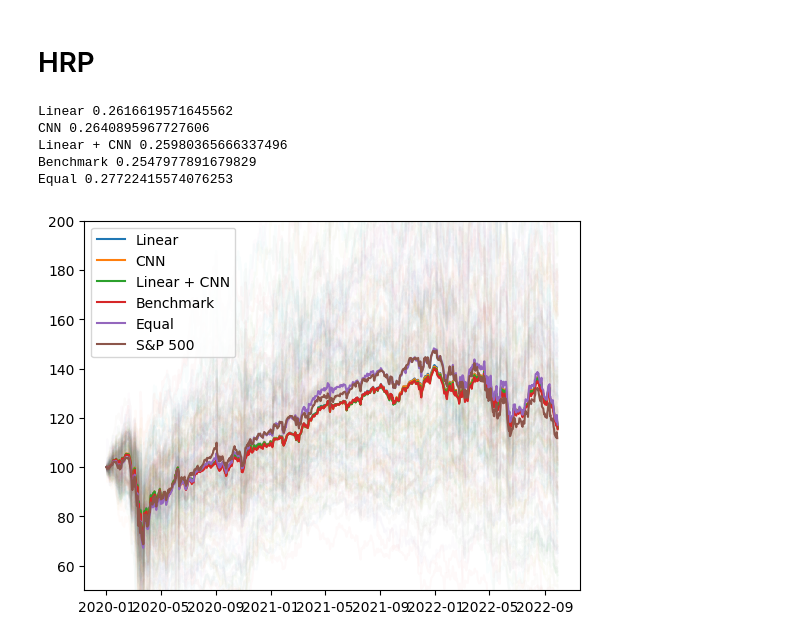
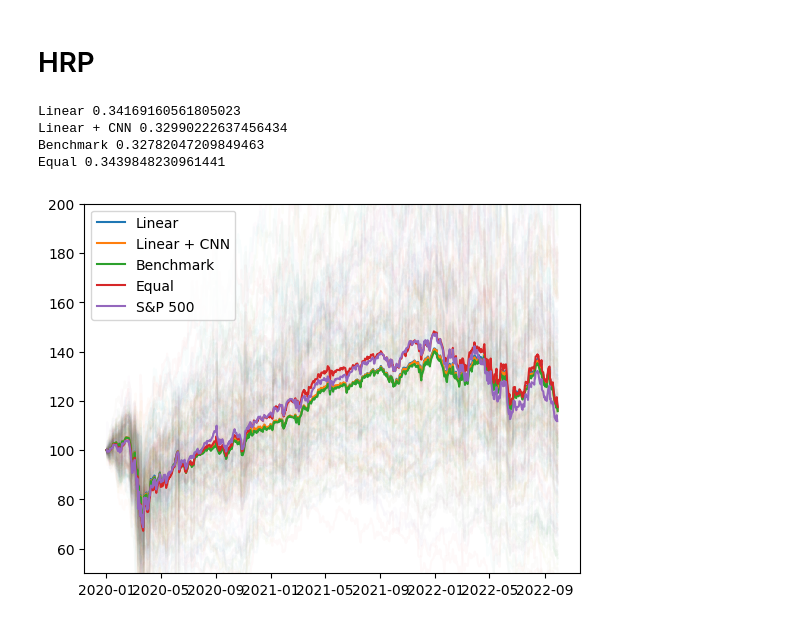
Before and after one commit to rorycreedon/portfolio_metric_learning, a Jupyter notebook: mean_var_experiments.ipynb, the cells around one changed output. Saved outputs shown, nothing was run; the diff lists cells and outputs as text; code cells hidden in the pictures.

```diff
--- a/mean_var_experiments.ipynb
+++ b/mean_var_experiments.ipynb
@@ -117,6 +113,7 @@ betaCV:  0.8024328351020813
 # Empty dict for weights
 weights = {}
 
+#for model in ["Linear", "Linear + CNN"]:
 for model in ["Linear", "CNN", "Linear + CNN"]:
 
     # Setup
@@ -125,7 +122,7 @@ for model in ["Linear", "CNN", "Linear + CNN"]:
 
     # Get weights
     risk_matrix = optimiser.make_risk_matrix(dist_matrices[model], **params[model]['risk_matrix'])
-    weights[model], train_sr = optimiser.max_sharpe_ratio(risk_matrix=risk_matrix, rf_rate=0.02, **params[model]['optimiser'])
+    weights[model], train_sr = optimiser.max_sharpe_ratio(risk_matrix=risk_matrix, l2_reg=0)
 
     # Print out summary
     print(model, train_sr)
@@ -141,7 +138,7 @@ for model in ["Covariance", "Covariance Shrinkage"]:
     with warnings.catch_warnings():
         warnings.simplefilter("ignore")
         risk_matrix = optimiser.benchmark_matrix(model)
-        weights[model], train_sr = optimiser.max_sharpe_ratio(risk_matrix=risk_matrix, rf_rate=0.02, l2_reg=0)
+        weights[model], train_sr = optimiser.max_sharpe_ratio(risk_matrix=risk_matrix, l2_reg=0)
 
     # Print out summary
     print(model, train_sr)
@@ -149,5 +146,5 @@ for model in ["Covariance", "Covariance Shrinkage"]:
 # Equal weights
 weights['Equal'] = weights['Linear'].copy()
 weights['Equal']['weights'] = 1/weights['Linear']['weights'].shape[0]
-print("Equal", utils.calculate_sharpe_ratio(weights=weights['Equal'], prices=prices_train, rf_rate=0.02))
+print("Equal", utils.calculate_sharpe_ratio(weights=weights['Equal'], prices=prices_train))
 # %% [output]
@@ -160,8 +160,8 @@ Equal 1.0728860221350591
 # %%
 # Plots
 plt.plot(prices_test, alpha=0.025)
-for model in ["Linear", "CNN", "Linear + CNN", "Covariance", "Covariance Shrinkage", "Equal"]:
-#for model in ["Linear", "CNN", "Linear + CNN", "Covariance", "Covariance Shrinkage"]:
+#for model in ["Linear", "Linear + CNN", "Covariance", "Covariance Shrinkage", "Equal"]:
+for model in ["Linear", "CNN", "Linear + CNN", "Covariance", "Covariance Shrinkage"]:
     plt.plot(prices_test @ weights[model], label=model)
 plt.plot(sp500, label="S&P 500")
 plt.ylim(50, 200)
@@ -224,7 +239,8 @@ weights_hrp = {}
 rets = (prices_train/prices_train.shift(1)-1).dropna()
 hrp = HRPOpt(rets)
 
-for model in ["Linear", "CNN", "Linear + CNN"]:
+for model in ["Linear", "Linear + CNN"]:
+#for model in ["Linear", "CNN", "Linear + CNN"]:
 
     hrp.optimize(dist_matrix=-dist_matrices[model])
     weights_hrp[model] = pd.DataFrame.from_dict(hrp.clean_weights(), orient='index', columns=['weights'])
@@ -239,24 +255,25 @@ weights_hrp['Equal']['weights'] = 1/weights_hrp['Linear']['weights'].shape[0]
 # Sharpe ratios
 rf = 0.02
 
-for model in ["Linear", "CNN", "Linear + CNN", "Benchmark", "Equal"]:
-    print(model, utils.calculate_sharpe_ratio(prices = prices_test, weights = weights_hrp[model], rf_rate = rf))
+#for model in ["Linear", "CNN", "Linear + CNN", "Benchmark", "Equal"]:
+for model in ["Linear", "Linear + CNN", "Benchmark", "Equal"]:
+    print(model, utils.calculate_sharpe_ratio(prices = prices_test, weights = weights_hrp[model]))
 # %% [output]
-Linear 0.2616619571645562
-CNN 0.2640895967727606
-Linear + CNN 0.25980365666337496
-Benchmark 0.2547977891679829
-Equal 0.27722415574076253
+Linear 0.34169160561805023
+Linear + CNN 0.32990222637456434
+Benchmark 0.32782047209849463
+Equal 0.3439848230961441
 # %%
 # Plots
 plt.plot(prices_test, alpha=0.025)
-for model in ["Linear", "CNN", "Linear + CNN", "Benchmark", "Equal"]:
+# for model in ["Linear", "CNN", "Linear + CNN", "Benchmark", "Equal"]:
+for model in ["Linear", "Linear + CNN", "Benchmark", "Equal"]:
     plt.plot(prices_test @ weights_hrp[model], label=model)
 plt.plot(sp500, label="S&P 500")
 plt.ylim(50, 200)
 plt.legend();
 # %% [output]
-[figure, old version]
+[figure, new version]
 # %%
 for model in ["Linear", "CNN", "Linear + CNN", "Benchmark"]:
     print(model, "number of stocks included:", np.count_nonzero(weights_hrp[model]))
```
Also changed, not shown: parts of 10 cells of this notebook, 5 other files.
